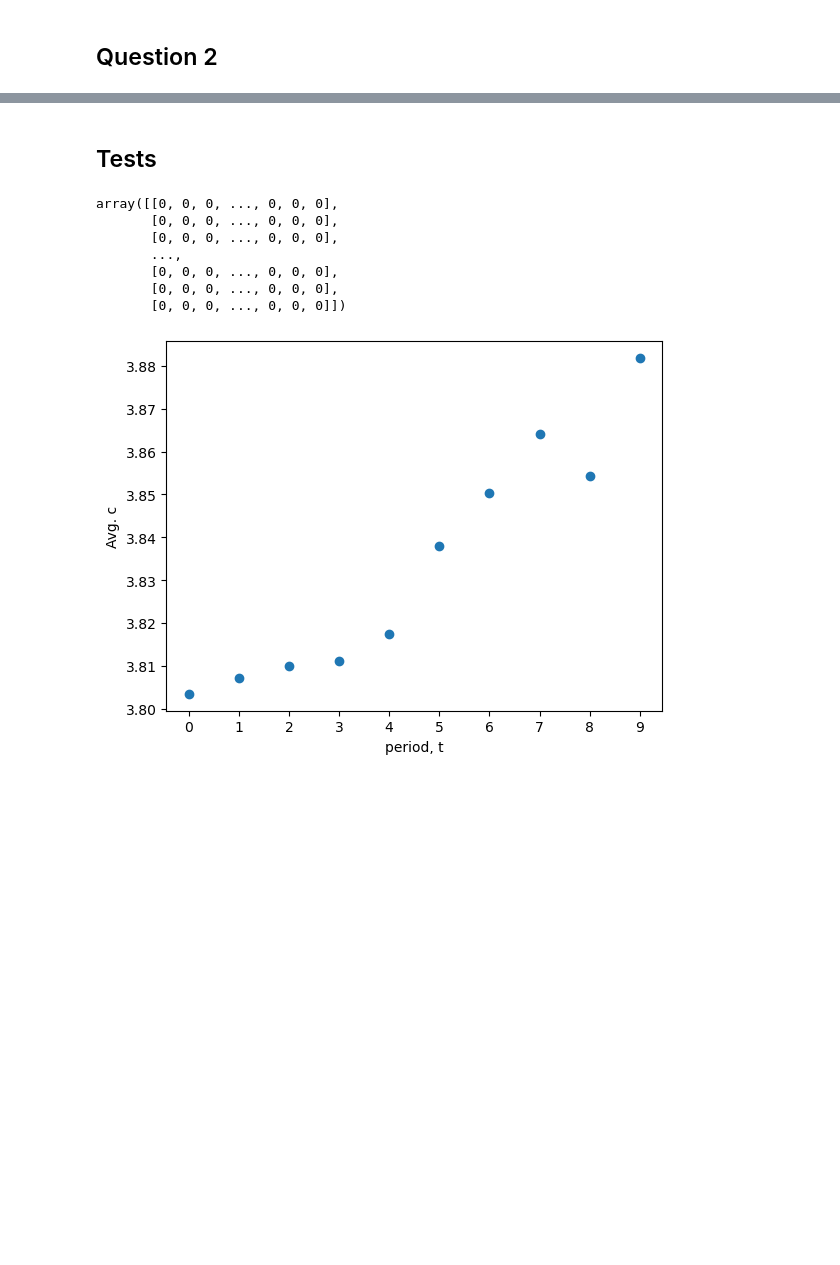
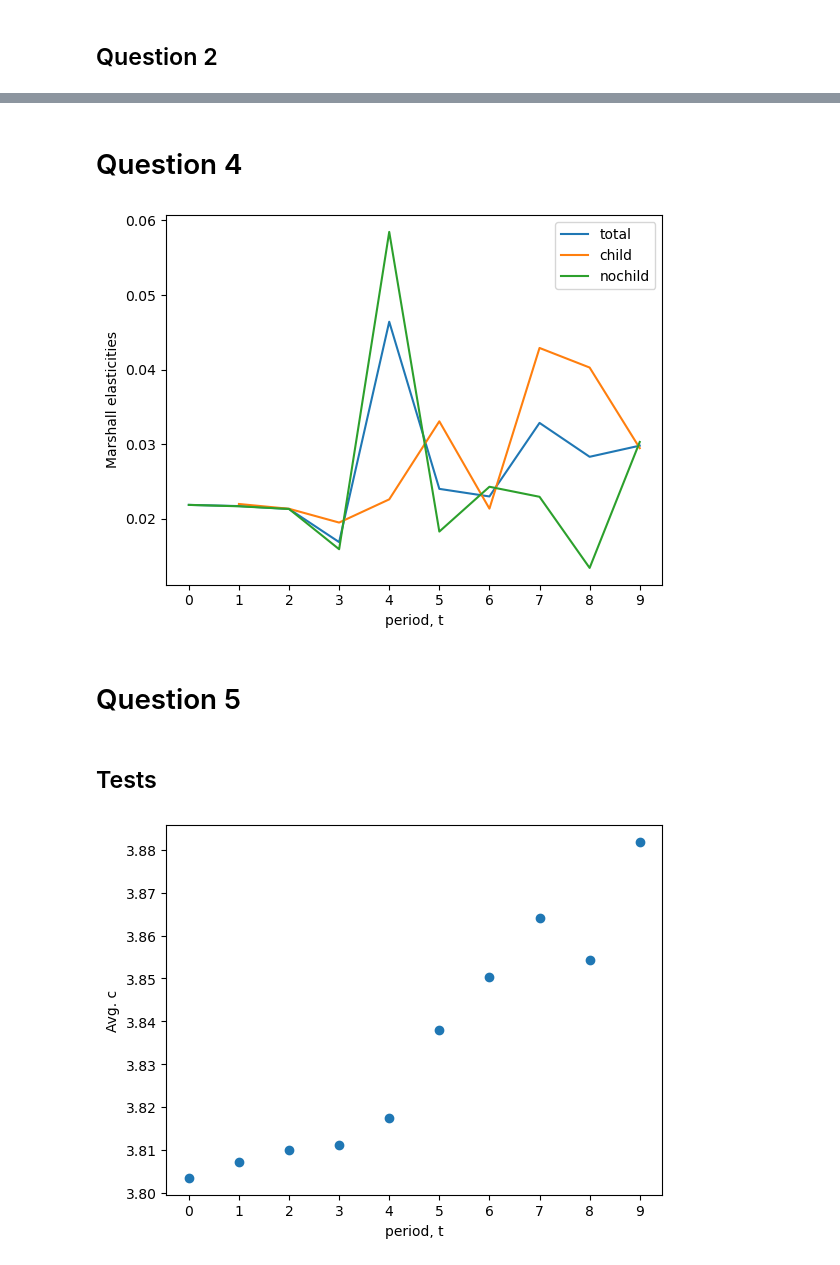
Before and after one commit to AdamHJorgensen/HouseholdBehaviorCourse, a Jupyter notebook: Assignments/01/assignment1/assignment1.ipynb, the cells around one changed output, grey strips where cells are left out. Saved outputs shown, nothing was run; the diff lists cells and outputs as text; code cells hidden in the pictures; blank space fills up the shorter version.

```diff
--- a/Assignments/01/assignment1/assignment1.ipynb
+++ b/Assignments/01/assignment1/assignment1.ipynb
@@ -29,10 +29,10 @@ model.solve()
 model.simulate()
 # %%
 modelbank = {}
-for i_b in range(50,55):
-    modelbank[i_b] = {}
-    b1 = i_b / 1000
-    modelbank[i_b]['baseline'] = model = DynLaborFertModelClass(par={'T':10,'r':0.02,'rho':1/(1.02),'alpha':0.3, 'beta_1': b1})
+for id in range(50,55):
+    modelbank[id] = {}
+    b1 = id / 1000
+    modelbank[id]['baseline'] = model = DynLaborFertModelClass(par={'T':10,'r':0.02,'rho':1/(1.02),'alpha':0.3, 'beta_1': b1})
     model.solve()
     model.simulate()
 # %%
@@ -48,7 +48,7 @@ beta_1 = 0.054 avg_response = -10.17%
 # %% [markdown]
 ## Question 2
 # %%
-i_b = 53
-modelbank[i_b]['tax_increase'] = model = DynLaborFertModelClass(par={'T':10,'r':0.02,'rho':1/(1.02),'alpha':0.3, 'beta_1': b1, 'tau': 0.1*1.01})
+id = 53
+modelbank[id]['tax_increase'] = model = DynLaborFertModelClass(par={'T':10,'r':0.02,'rho':1/(1.02),'alpha':0.3, 'beta_1': modelbank[id]['tax_increase'].par.beta_1, 'tau': 0.1*1.01})
 model.solve()
 model.simulate()
@@ -87,12 +100,19 @@ fig.show()
+# %% [markdown]
+# Question 4
+# %%
+modelbank[5153] = {}
+modelbank[5153]['baseline'] = model = DynLaborFertModelClass(par={'T':10,'r':0.02,'rho':1/(1.02),'alpha':0.3, 'beta_1': modelbank[53]['tax_increase'].par.beta_1, 'spouse_base':0.1, 'spouse_time':0.01, 'childcost': 0.05})
+model.solve()
+model.simulate()
+
+modelbank[5153]['tax_increase'] = model = DynLaborFertModelClass(par={'T':10,'r':0.02,'rho':1/(1.02),'alpha':0.3, 'beta_1': modelbank[53]['tax_increase'].par.beta_1, 'spouse_base':0.1, 'spouse_time':0.01, 'childcost': 0.05, 'tau': 0.1*1.01})
+model.solve()
+model.simulate()
+# %%
+marshall_elasticities(modelbank, 5153)
+# %% [output]
+[figure, added]
+# %% [markdown]
+# Question 5
 # %% [markdown]
 ## Tests
-# %%
-modelbank[i_b]['tax_increase'].sim.n - modelbank[i_b]['baseline'].sim.n
-# %% [output]
-array([[0, 0, 0, ..., 0, 0, 0],
-       [0, 0, 0, ..., 0, 0, 0],
-       [0, 0, 0, ..., 0, 0, 0],
-       ...,
-       [0, 0, 0, ..., 0, 0, 0],
-       [0, 0, 0, ..., 0, 0, 0],
-       [0, 0, 0, ..., 0, 0, 0]])
```
Also changed, not shown: parts of 9 cells of this notebook, 2 other files.
